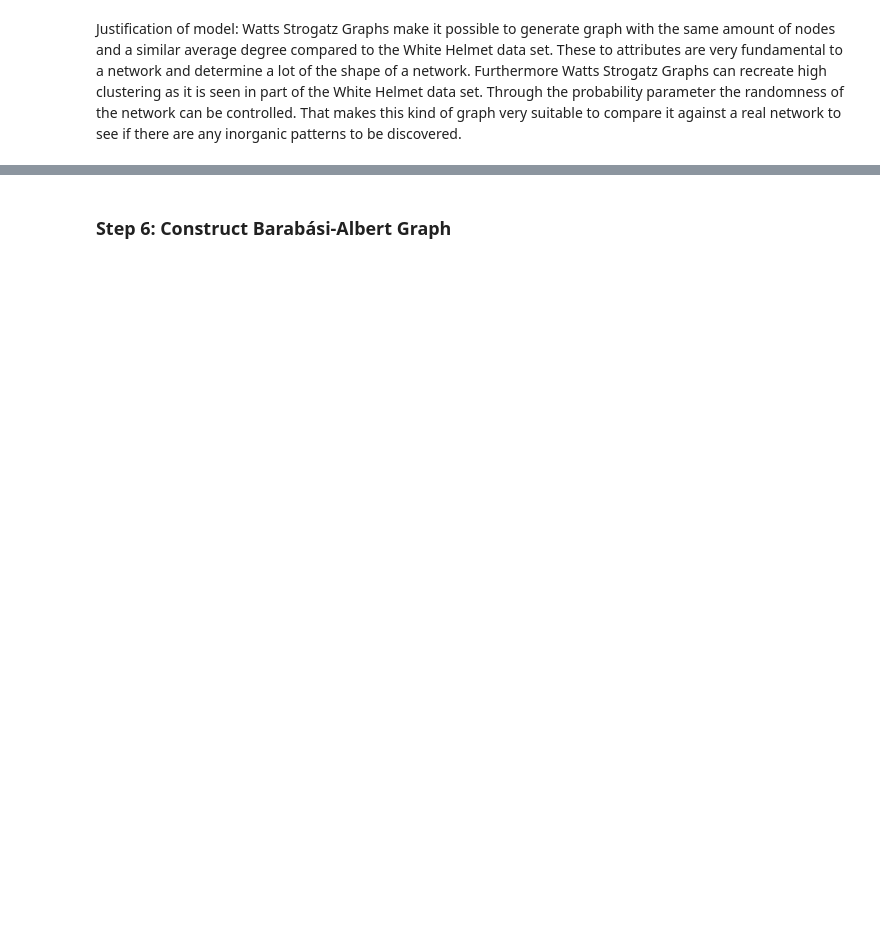
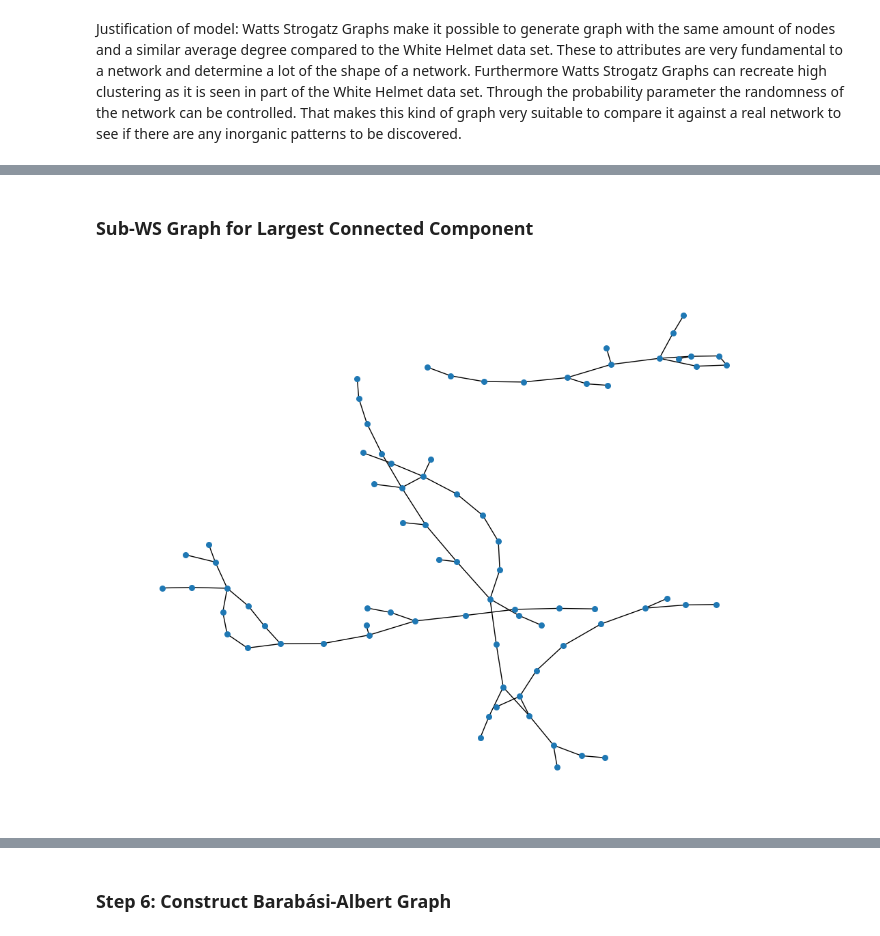
Before and after one commit to DanielQuiram-UM/Network_Science_Assignment_1, a Jupyter notebook: WS.ipynb, the cells around one changed output, grey strips where cells are left out. Saved outputs shown, nothing was run; the diff lists cells and outputs as text; code cells hidden in the pictures; blank space fills up the shorter version.

```diff
--- a/WS.ipynb
+++ b/WS.ipynb
@@ -438,0 +641,9 @@ Justification of model: Watts Strogatz Graphs make it possible to generate graph
+# %% [markdown]
+### Sub-WS Graph for Largest Connected Component
+# %%
+WS_LCC  = nx.watts_strogatz_graph(78, k=2, p=0.9, seed=42)
+plt.figure(figsize=(10, 8))
+nx.draw(WS_LCC, with_labels=False, node_size=30)
+plt.show()
+# %% [output]
+[figure, added]
```
Also changed, not shown: parts of 25 cells of this notebook, 1 other file.
